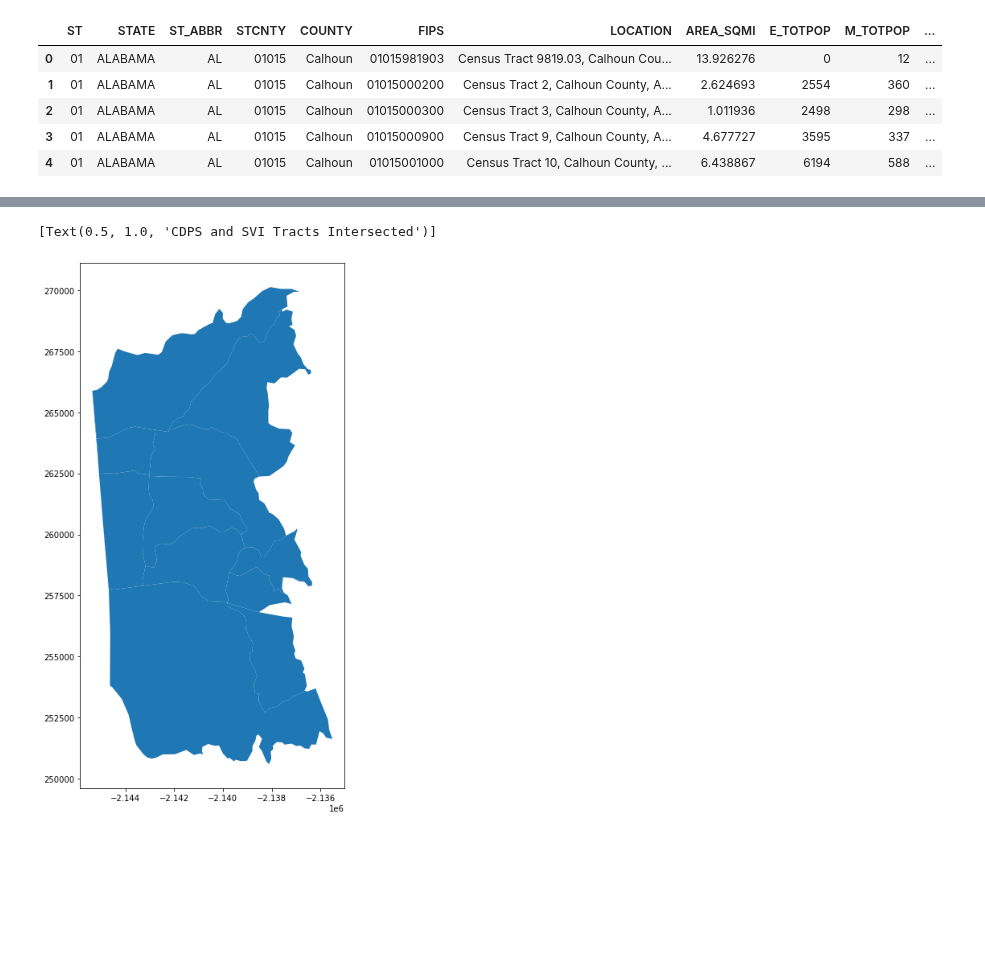
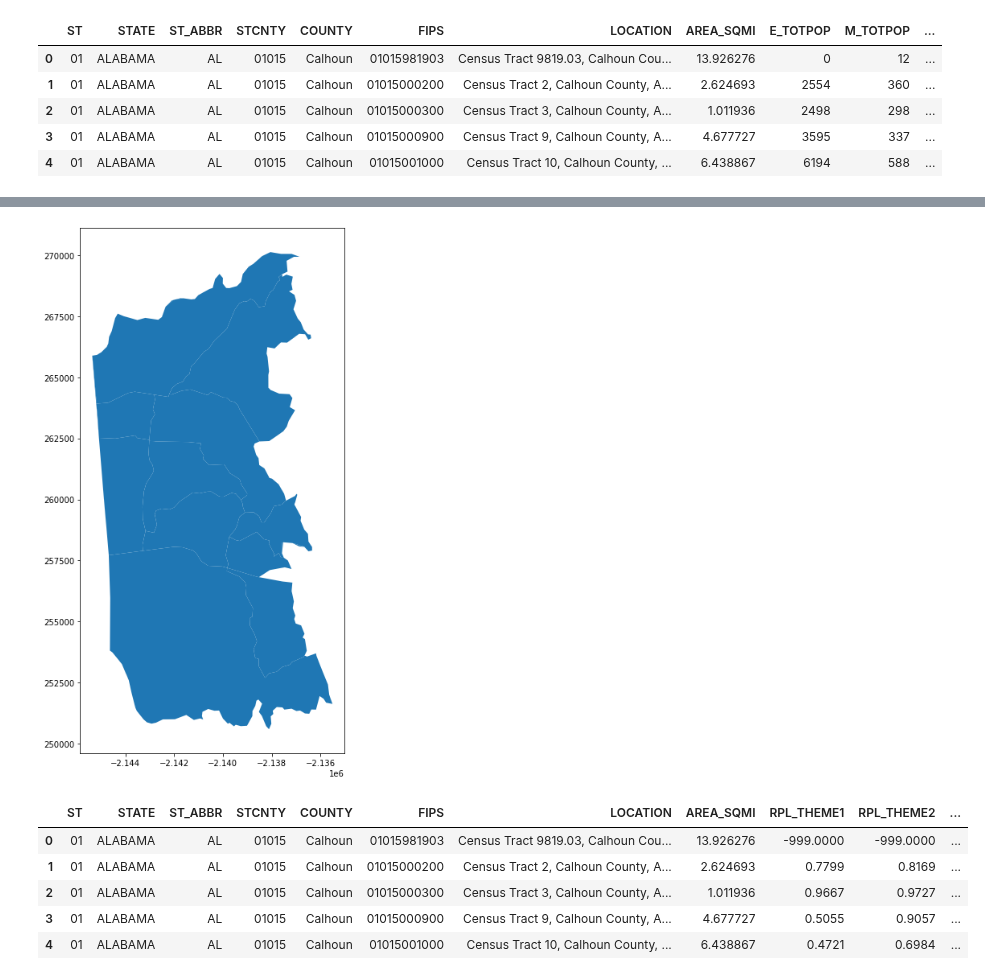
Before and after one commit to zac-stanley/us-communities-fire, a Jupyter notebook: notebooks/zs_plotting_reprojecting_intersecting.ipynb, the cells around one changed output, grey strips where cells are left out. Drawn from its saved outputs; the diff is of its cells as text; code cells hidden in the pictures; blank space fills up the shorter version.

Commit message:
add svi datasheet, create intersect shapefile, update zs_plotting_reprojecting_intersecting.ipynbdata dictionary pdf and update

```diff
--- a/notebooks/zs_plotting_reprojecting_intersecting.ipynb
+++ b/notebooks/zs_plotting_reprojecting_intersecting.ipynb
@@ -162,9 +162,24 @@ cdps_svi_int.info
 [7672 rows x 153 columns]>
 # %%
 # plot intersection results in the CDP of El Dorado Hills, CA
-eldhills = cdps_svi_int.loc[cdps_svi_int['NAME_x'] == 'El Dorado Hills']
+eldhills = #.loc[cdps_svi_int['NAME_x'] == 'El Dorado Hills']
 
 eldhills.plot();
 # %% [output]
-[Text(0.5, 1.0, 'CDPS and SVI Tracts Intersected')]
 [figure]
+# %%
+# keep useful columns and add to new dataframe
+cdps_svis = cdps_svi_int.filter(['ST','STATE', 'ST_ABBR','STCNTY','COUNTY', 'FIPS','LOCATION', 'AREA_SQMI', 'RPL_THEME1', 'RPL_THEME2', 'RPL_THEME3', 'RPL_THEME4', 'RPL_THEMES',
+                                'AFFGEOID_x', 'GEOID', 'NAME_x','NAMELSAD_x', 'STUSPS_x', 'STATE_NAME','Acres_x','majority','geometry' ])
+# %%
+# inspect the dataframe and show all columns
+pd.set_option("display.max_columns", None)
+
+cdps_svis.head()
+# %% [output]
+|  | ST | STATE | ST_ABBR | STCNTY | COUNTY | FIPS | LOCATION | AREA_SQMI | RPL_THEME1 | RPL_THEME2 | ... |
+| 0 | 01 | ALABAMA | AL | 01015 | Calhoun | 01015981903 | Census Tract 9819.03, Calhoun Cou... | 13.926276 | -999.0000 | -999.0000 | ... |
+| 1 | 01 | ALABAMA | AL | 01015 | Calhoun | 01015000200 | Census Tract 2, Calhoun County, A... | 2.624693 | 0.7799 | 0.8169 | ... |
+| 2 | 01 | ALABAMA | AL | 01015 | Calhoun | 01015000300 | Census Tract 3, Calhoun County, A... | 1.011936 | 0.9667 | 0.9727 | ... |
+| 3 | 01 | ALABAMA | AL | 01015 | Calhoun | 01015000900 | Census Tract 9, Calhoun County, A... | 4.677727 | 0.5055 | 0.9057 | ... |
+| 4 | 01 | ALABAMA | AL | 01015 | Calhoun | 01015001000 | Census Tract 10, Calhoun County, ... | 6.438867 | 0.4721 | 0.6984 | ... |
```
Also changed, not shown: parts of 4 cells of this notebook, 6 other files.
